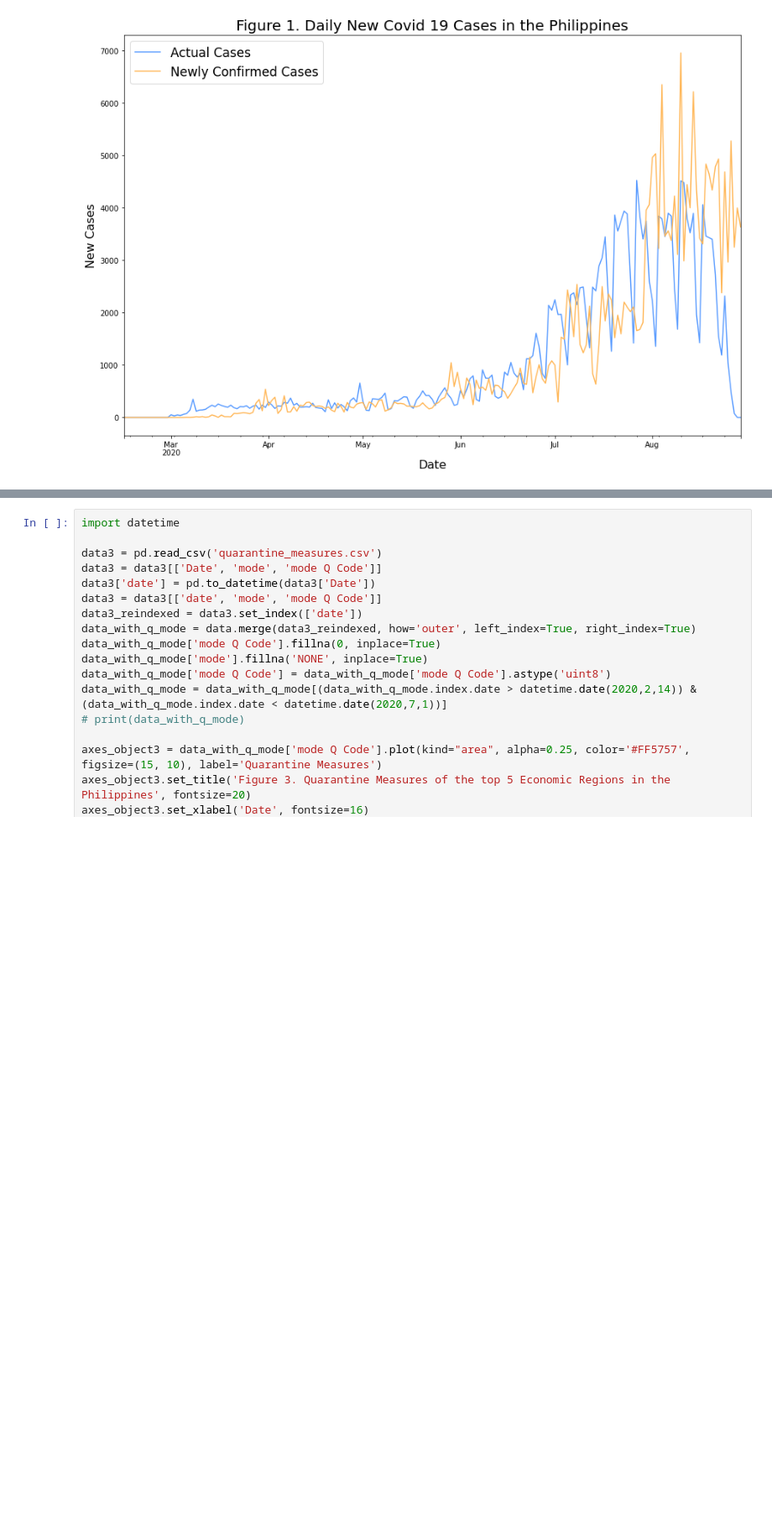
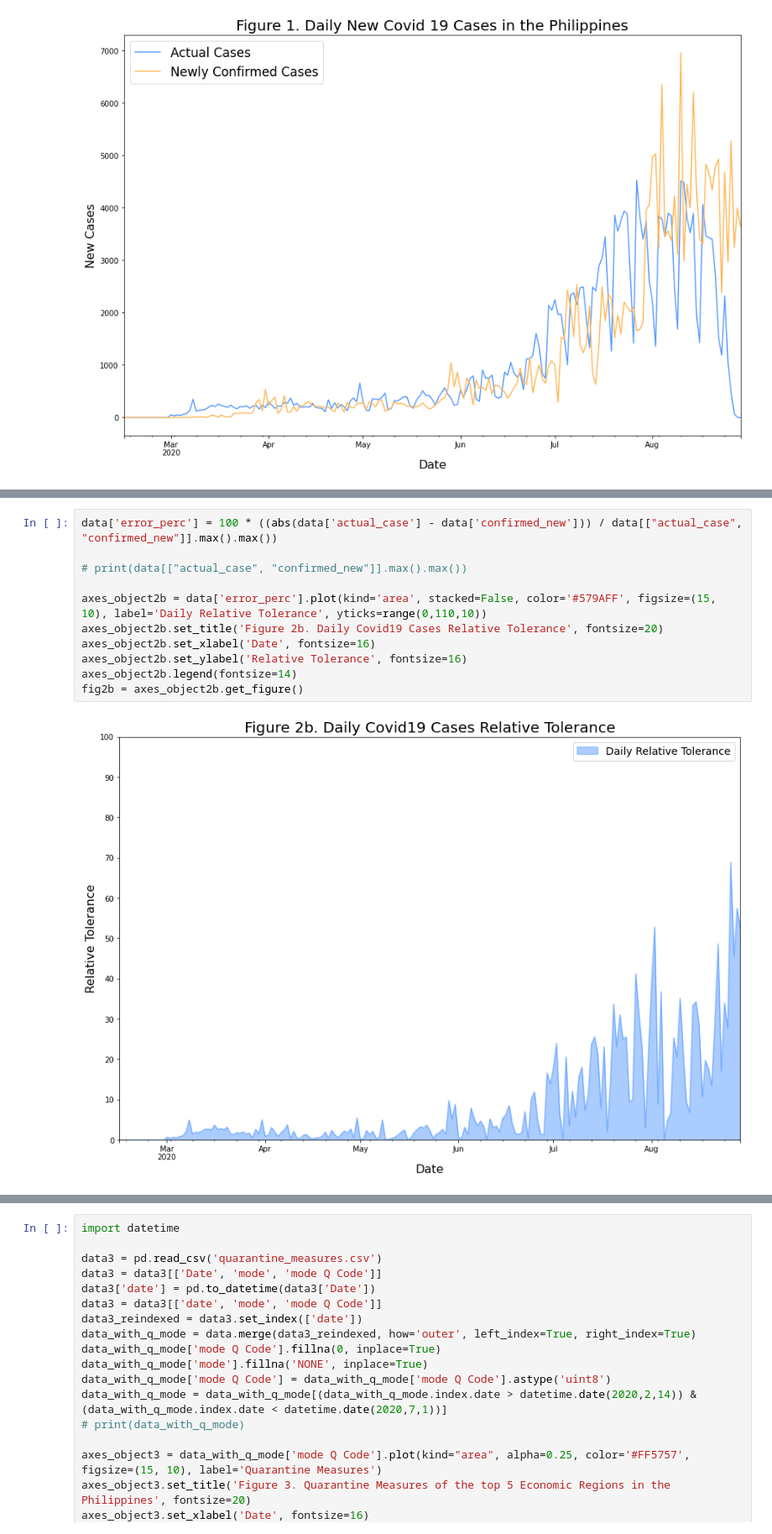
Before and after one commit to Beno7/dlsu-datasci-johnbenolirao, a Jupyter notebook: Module_4/Module_4_Exercise.ipynb, the cells around one changed output, grey strips where cells are left out. Shown at 84% size. Saved outputs shown, nothing was run; the diff lists cells and outputs as text; blank space fills up the shorter version.

Commit message:
add error model representations

```diff
--- a/Module_4/Module_4_Exercise.ipynb
+++ b/Module_4/Module_4_Exercise.ipynb
@@ -86,0 +87,13 @@ fig2 = axes_object2.get_figure()
+# %%
+data['error_perc'] = 100 * ((abs(data['actual_case'] - data['confirmed_new'])) / data[["actual_case", "confirmed_new"]].max().max())
+
+# print(data[["actual_case", "confirmed_new"]].max().max())
+
+axes_object2b = data['error_perc'].plot(kind='area', stacked=False, color='#579AFF', figsize=(15, 10), label='Daily Relative Tolerance', yticks=range(0,110,10))
+axes_object2b.set_title('Figure 2b. Daily Covid19 Cases Relative Tolerance', fontsize=20)
+axes_object2b.set_xlabel('Date', fontsize=16)
+axes_object2b.set_ylabel('Relative Tolerance', fontsize=16)
+axes_object2b.legend(fontsize=14)
+fig2b = axes_object2b.get_figure()
+# %% [output]
+[figure, added]
```
Also changed, not shown: parts of 4 cells of this notebook, 5 other files.
